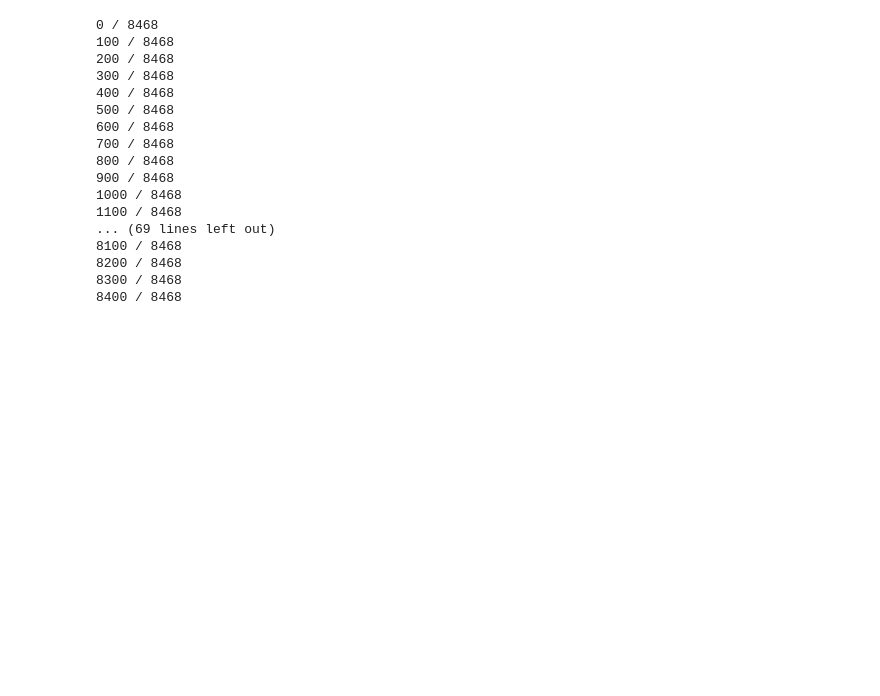
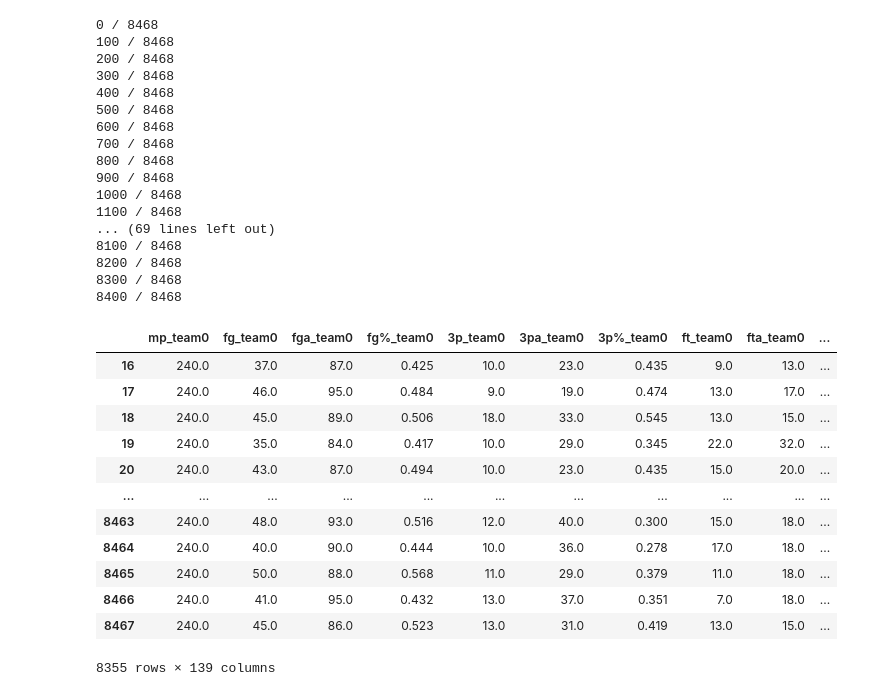
Before and after one commit to parminpatel28/MSCI-446-Project, a Jupyter notebook: export_prev_game_df.ipynb, the cells around one changed output. Saved outputs shown, nothing was run; the diff lists cells and outputs as text; code cells hidden in the pictures; blank space fills up the shorter version.

```diff
--- a/export_prev_game_df.ipynb
+++ b/export_prev_game_df.ipynb
@@ -135 +135,17 @@ for index, row in df.iterrows():
+# %%
+df
+# %% [output]
+|  | mp_team0 | fg_team0 | fga_team0 | fg%_team0 | 3p_team0 | 3pa_team0 | 3p%_team0 | ft_team0 | fta_team0 | ... |
+| 16 | 240.0 | 37.0 | 87.0 | 0.425 | 10.0 | 23.0 | 0.435 | 9.0 | 13.0 | ... |
+| 17 | 240.0 | 46.0 | 95.0 | 0.484 | 9.0 | 19.0 | 0.474 | 13.0 | 17.0 | ... |
+| 18 | 240.0 | 45.0 | 89.0 | 0.506 | 18.0 | 33.0 | 0.545 | 13.0 | 15.0 | ... |
+| 19 | 240.0 | 35.0 | 84.0 | 0.417 | 10.0 | 29.0 | 0.345 | 22.0 | 32.0 | ... |
+| 20 | 240.0 | 43.0 | 87.0 | 0.494 | 10.0 | 23.0 | 0.435 | 15.0 | 20.0 | ... |
+| ... | ... | ... | ... | ... | ... | ... | ... | ... | ... | ... |
+| 8463 | 240.0 | 48.0 | 93.0 | 0.516 | 12.0 | 40.0 | 0.300 | 15.0 | 18.0 | ... |
+| 8464 | 240.0 | 40.0 | 90.0 | 0.444 | 10.0 | 36.0 | 0.278 | 17.0 | 18.0 | ... |
+| 8465 | 240.0 | 50.0 | 88.0 | 0.568 | 11.0 | 29.0 | 0.379 | 11.0 | 18.0 | ... |
+| 8466 | 240.0 | 41.0 | 95.0 | 0.432 | 13.0 | 37.0 | 0.351 | 7.0 | 18.0 | ... |
+| 8467 | 240.0 | 45.0 | 86.0 | 0.523 | 13.0 | 31.0 | 0.419 | 13.0 | 15.0 | ... |
+8355 rows × 139 columns
 # %%
```
Also changed, not shown: parts of 10 cells of this notebook, 2 other files.
